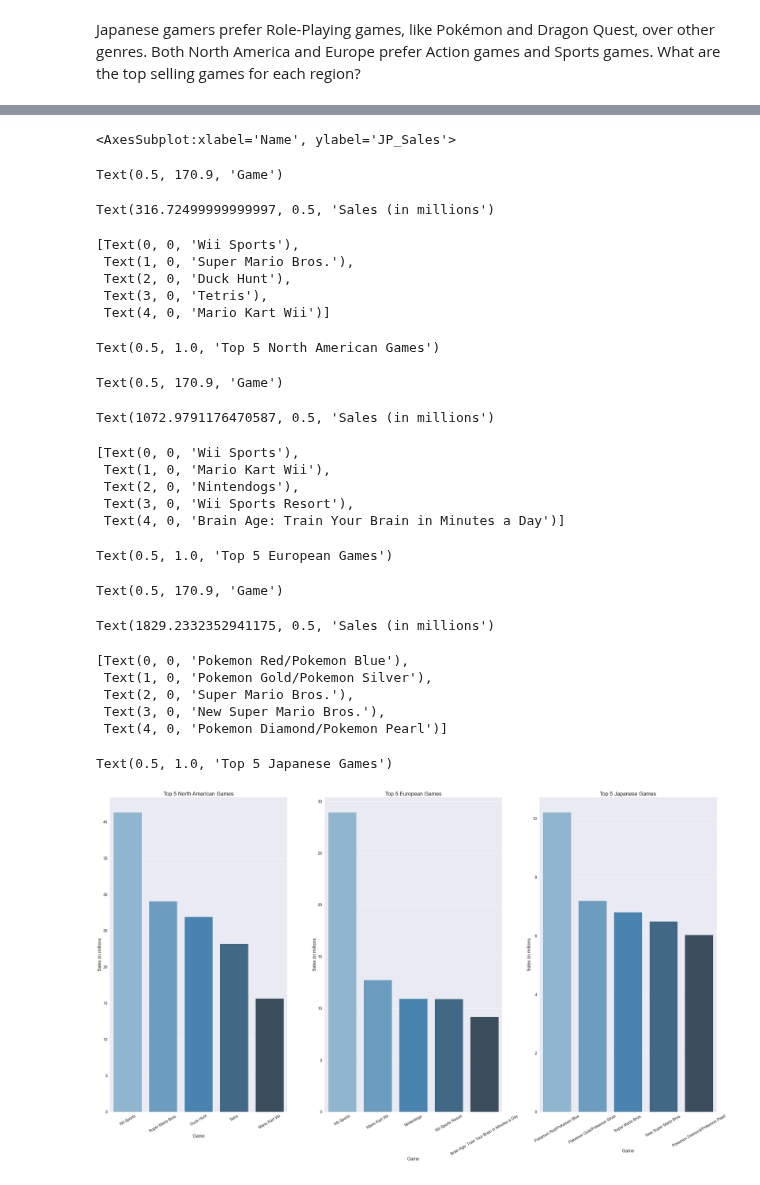
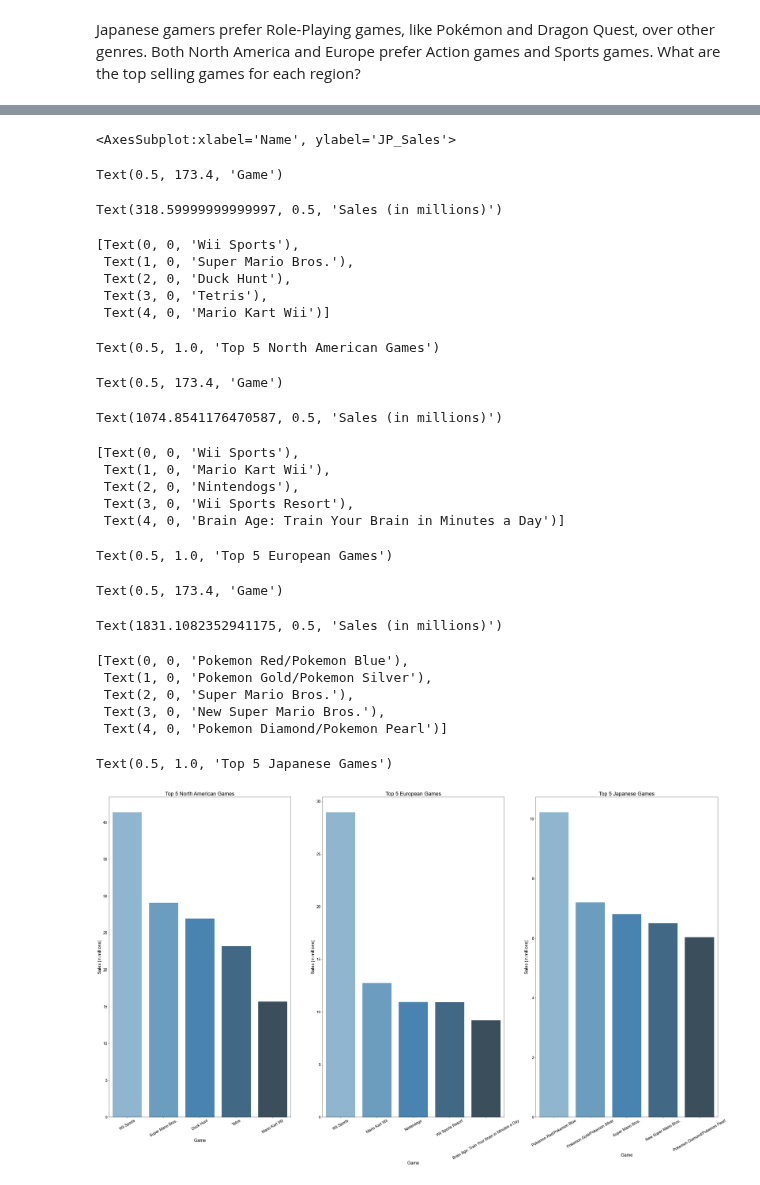
Before and after one commit to arquillen-py/jupyter-books, a Jupyter notebook: VGSales.ipynb, the cells around one changed output, grey strips where cells are left out. Saved outputs shown, nothing was run; the diff lists cells and outputs as text; code cells hidden in the pictures.

```diff
--- a/VGSales.ipynb
+++ b/VGSales.ipynb
@@ -170,52 +278,52 @@ fig.tight_layout(pad = 10)
 
 sns.barplot(dfTop5JP["Name"], dfTop5NA["JP_Sales"])
 
-ax1 = sns.barplot(x = dfTop5NA["Name"], y = dfTop5NA["NA_Sales"], ax = ax[0], palette=("Blues_d"))
+ax1 = sns.barplot(x = dfTop5NA["Name"], y = dfTop5NA["NA_Sales"], ax = ax[0], palette="Blues_d")
 ax1.set_xlabel("Game", fontsize = 18)
-ax1.set_ylabel("Sales (in millions", fontsize = 18)
+ax1.set_ylabel("Sales (in millions)", fontsize = 18)
 ax1.set_xticklabels(dfTop5NA["Name"], fontsize = 16, rotation = 30)
 ax1.tick_params(axis = "y", labelsize = 16)
 ax1.set_title("Top 5 North American Games", fontsize = 22)
 
-ax2 = sns.barplot(x = dfTop5EU["Name"], y = dfTop5EU["EU_Sales"], ax = ax[1], palette=("Blues_d"))
+ax2 = sns.barplot(x = dfTop5EU["Name"], y = dfTop5EU["EU_Sales"], ax = ax[1], palette="Blues_d")
 ax2.set_xlabel("Game", fontsize = 18)
-ax2.set_ylabel("Sales (in millions", fontsize = 18)
+ax2.set_ylabel("Sales (in millions)", fontsize = 18)
 ax2.set_xticklabels(dfTop5EU["Name"], fontsize = 16, rotation = 30)
 ax2.tick_params(axis = "y", labelsize = 16)
 ax2.set_title("Top 5 European Games", fontsize = 22)
 
-ax3 = sns.barplot(x = dfTop5JP["Name"], y = dfTop5JP["JP_Sales"], ax = ax[2], palette=("Blues_d"))
+ax3 = sns.barplot(x = dfTop5JP["Name"], y = dfTop5JP["JP_Sales"], ax = ax[2], palette="Blues_d")
 ax3.set_xlabel("Game", fontsize = 18)
-ax3.set_ylabel("Sales (in millions", fontsize = 18)
+ax3.set_ylabel("Sales (in millions)", fontsize = 18)
 ax3.set_xticklabels(dfTop5JP["Name"], fontsize = 16, rotation = 30)
 ax3.tick_params(axis = "y", labelsize = 16)
 ax3.set_title("Top 5 Japanese Games", fontsize = 22)
 
 sns.set_theme()
 # %% [output]
 <AxesSubplot:xlabel='Name', ylabel='JP_Sales'>
-Text(0.5, 170.9, 'Game')
+Text(0.5, 173.4, 'Game')
-Text(316.72499999999997, 0.5, 'Sales (in millions')
+Text(318.59999999999997, 0.5, 'Sales (in millions)')
 [Text(0, 0, 'Wii Sports'),
  Text(1, 0, 'Super Mario Bros.'),
  Text(2, 0, 'Duck Hunt'),
  Text(3, 0, 'Tetris'),
  Text(4, 0, 'Mario Kart Wii')]
 Text(0.5, 1.0, 'Top 5 North American Games')
-Text(0.5, 170.9, 'Game')
+Text(0.5, 173.4, 'Game')
-Text(1072.9791176470587, 0.5, 'Sales (in millions')
+Text(1074.8541176470587, 0.5, 'Sales (in millions)')
 [Text(0, 0, 'Wii Sports'),
  Text(1, 0, 'Mario Kart Wii'),
  Text(2, 0, 'Nintendogs'),
  Text(3, 0, 'Wii Sports Resort'),
  Text(4, 0, 'Brain Age: Train Your Brain in Minutes a Day')]
 Text(0.5, 1.0, 'Top 5 European Games')
-Text(0.5, 170.9, 'Game')
+Text(0.5, 173.4, 'Game')
-Text(1829.2332352941175, 0.5, 'Sales (in millions')
+Text(1831.1082352941175, 0.5, 'Sales (in millions)')
 [Text(0, 0, 'Pokemon Red/Pokemon Blue'),
  Text(1, 0, 'Pokemon Gold/Pokemon Silver'),
  Text(2, 0, 'Super Mario Bros.'),
  Text(3, 0, 'New Super Mario Bros.'),
  Text(4, 0, 'Pokemon Diamond/Pokemon Pearl')]
 Text(0.5, 1.0, 'Top 5 Japanese Games')
-[figure, old version]
+[figure, new version]
```
Also changed, not shown: parts of 14 cells of this notebook, 2 other files.
